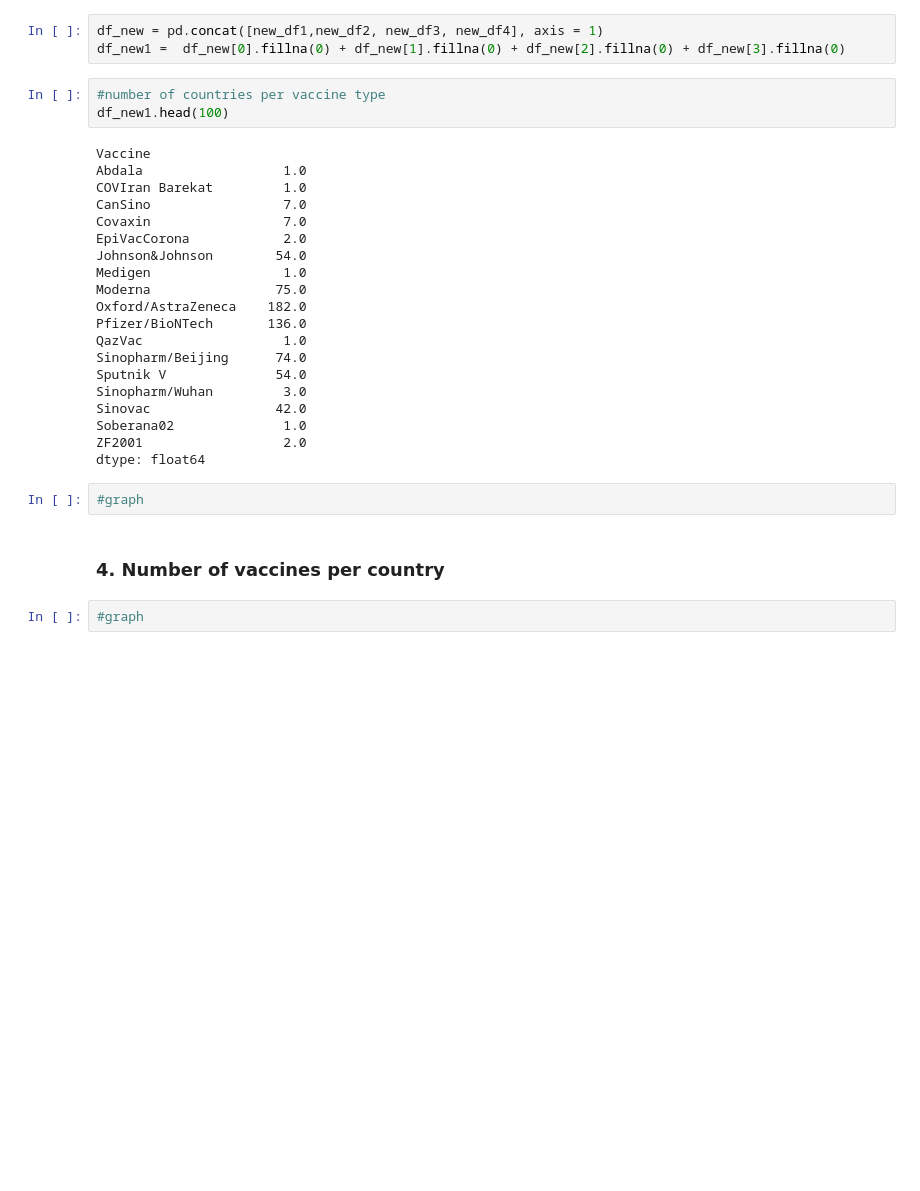
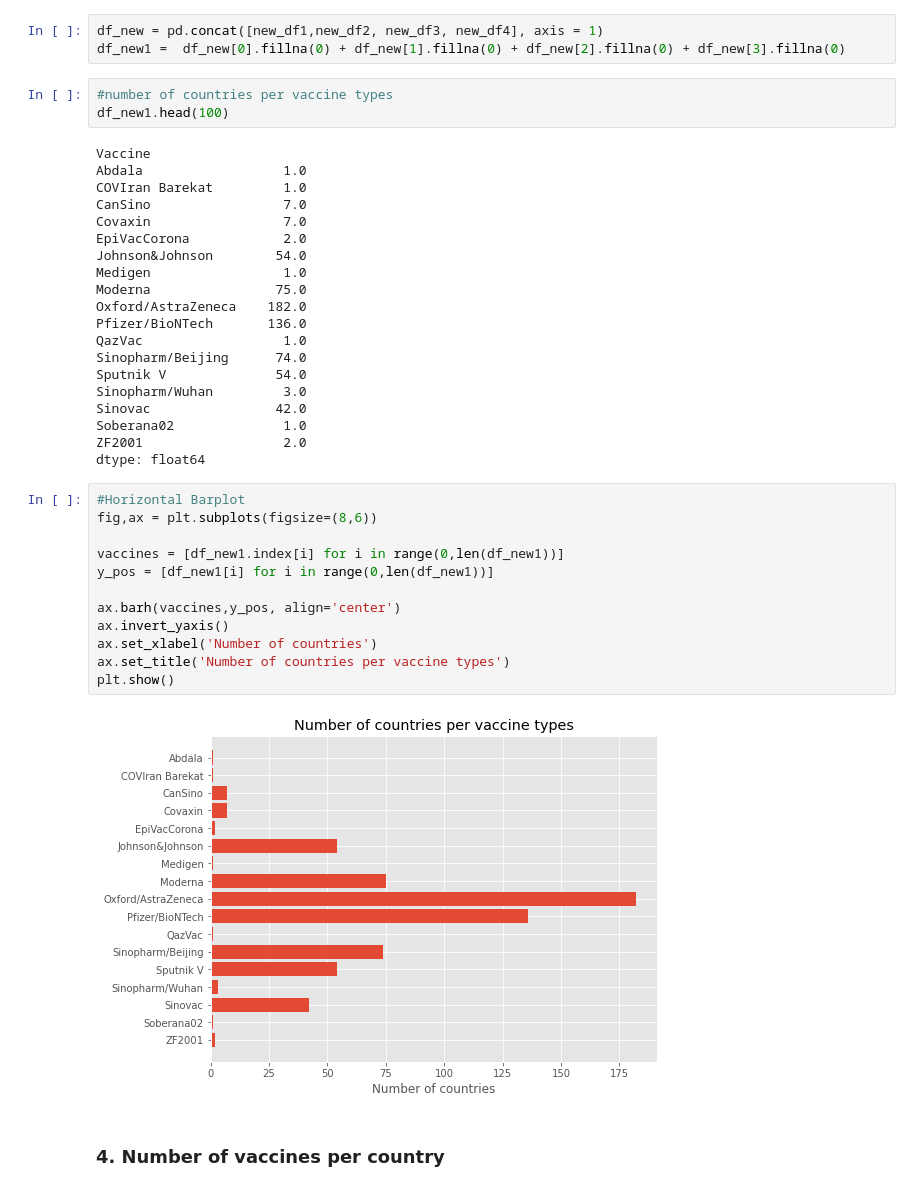
Before and after one commit to lilianasku/Other-Python-scripts, a Jupyter notebook: owid - locations.ipynb, the cells around one changed output. Saved outputs shown, nothing was run; the diff lists cells and outputs as text; blank space fills up the shorter version.

```diff
--- a/owid - locations.ipynb
+++ b/owid - locations.ipynb
@@ -119,7 +119,7 @@ pandas.core.series.Series
 df_new = pd.concat([new_df1,new_df2, new_df3, new_df4], axis = 1)
 df_new1 =  df_new[0].fillna(0) + df_new[1].fillna(0) + df_new[2].fillna(0) + df_new[3].fillna(0)
 # %%
-#number of countries per vaccine type
+#number of countries per vaccine types
 df_new1.head(100)
 # %% [output]
 Vaccine
@@ -142,8 +142,18 @@ Soberana02              1.0
 ZF2001                  2.0
 dtype: float64
 # %%
-#graph
+#Horizontal Barplot
+fig,ax = plt.subplots(figsize=(8,6))
+
+vaccines = [df_new1.index[i] for i in range(0,len(df_new1))]
+y_pos = [df_new1[i] for i in range(0,len(df_new1))]
+
+ax.barh(vaccines,y_pos, align='center')
+ax.invert_yaxis()
+ax.set_xlabel('Number of countries')
+ax.set_title('Number of countries per vaccine types')
+plt.show()
+# %% [output]
+[figure, added]
 # %% [markdown]
 ### 4. Number of vaccines per country
-# %%
-#graph
```
